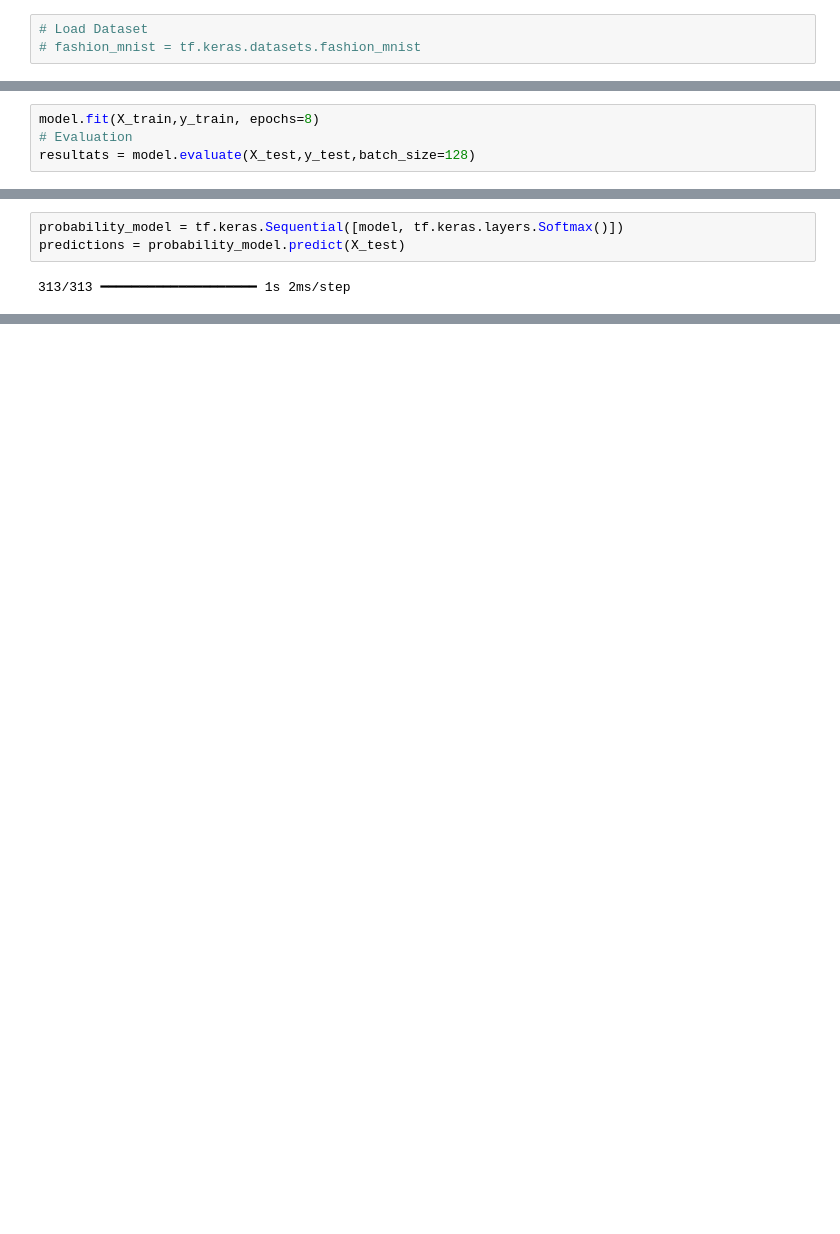
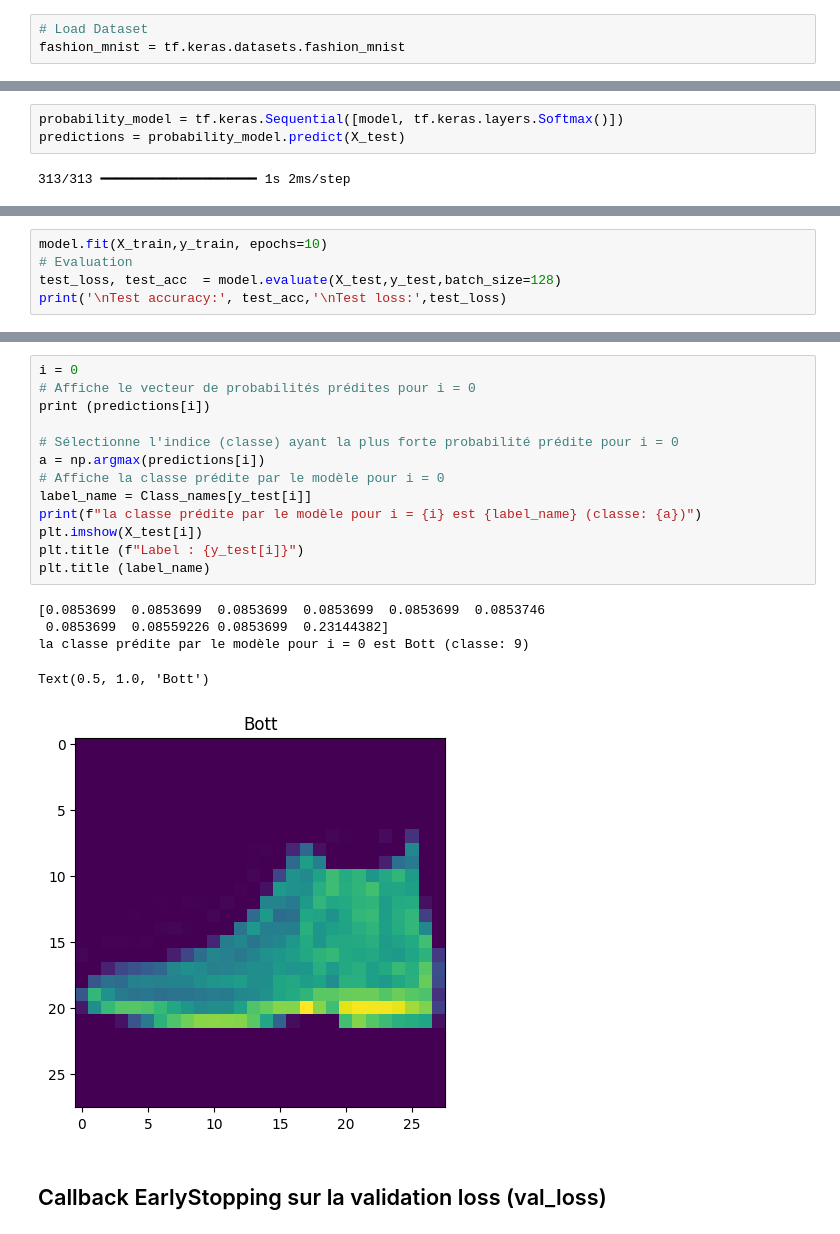
Before and after one commit to khadija199904/Classification_Images_avec_R-seau_Neuronal, a Jupyter notebook: Classification_fashon_Mnist.ipynb, the cells around one changed output, grey strips where cells are left out. Saved outputs shown, nothing was run; the diff lists cells and outputs as text; blank space fills up the shorter version.

```diff
--- a/Classification_fashon_Mnist.ipynb
+++ b/Classification_fashon_Mnist.ipynb
@@ -10,6 +10,6 @@ import matplotlib.pyplot as plt
 # %%
 # Load Dataset
-# fashion_mnist = tf.keras.datasets.fashion_mnist
+fashion_mnist = tf.keras.datasets.fashion_mnist
 # %%
 (X_train,y_train),(X_test,y_test) = fashion_mnist.load_data()
 # %%
@@ -195,4 +152,0 @@ Text(0.5, 1.0, 'Label : 9')
-# %%
-model.fit(X_train,y_train, epochs=8)
-# Evaluation
-resultats = model.evaluate(X_test,y_test,batch_size=128)
@@ -221,0 +160,5 @@ predictions = probability_model.predict(X_test)
+# %%
+model.fit(X_train,y_train, epochs=10)
+# Evaluation
+test_loss, test_acc  = model.evaluate(X_test,y_test,batch_size=128)
+print('\nTest accuracy:', test_acc,'\nTest loss:',test_loss)
@@ -221,0 +188,21 @@ predictions = probability_model.predict(X_test)
+# %%
+i = 0
+# Affiche le vecteur de probabilités prédites pour i = 0
+print (predictions[i])
+
+# Sélectionne l'indice (classe) ayant la plus forte probabilité prédite pour i = 0
+a = np.argmax(predictions[i])
+# Affiche la classe prédite par le modèle pour i = 0
+label_name = Class_names[y_test[i]]
+print(f"la classe prédite par le modèle pour i = {i} est {label_name} (classe: {a})")
+plt.imshow(X_test[i])
+plt.title (f"Label : {y_test[i]}")
+plt.title (label_name)
+# %% [output]
+[0.0853699  0.0853699  0.0853699  0.0853699  0.0853699  0.0853746
+ 0.0853699  0.08559226 0.0853699  0.23144382]
+la classe prédite par le modèle pour i = 0 est Bott (classe: 9)
+Text(0.5, 1.0, 'Bott')
+[figure, added]
+# %% [markdown]
+## Callback EarlyStopping sur la validation loss (val_loss)
```
Also changed, not shown: parts of 30 cells of this notebook.
